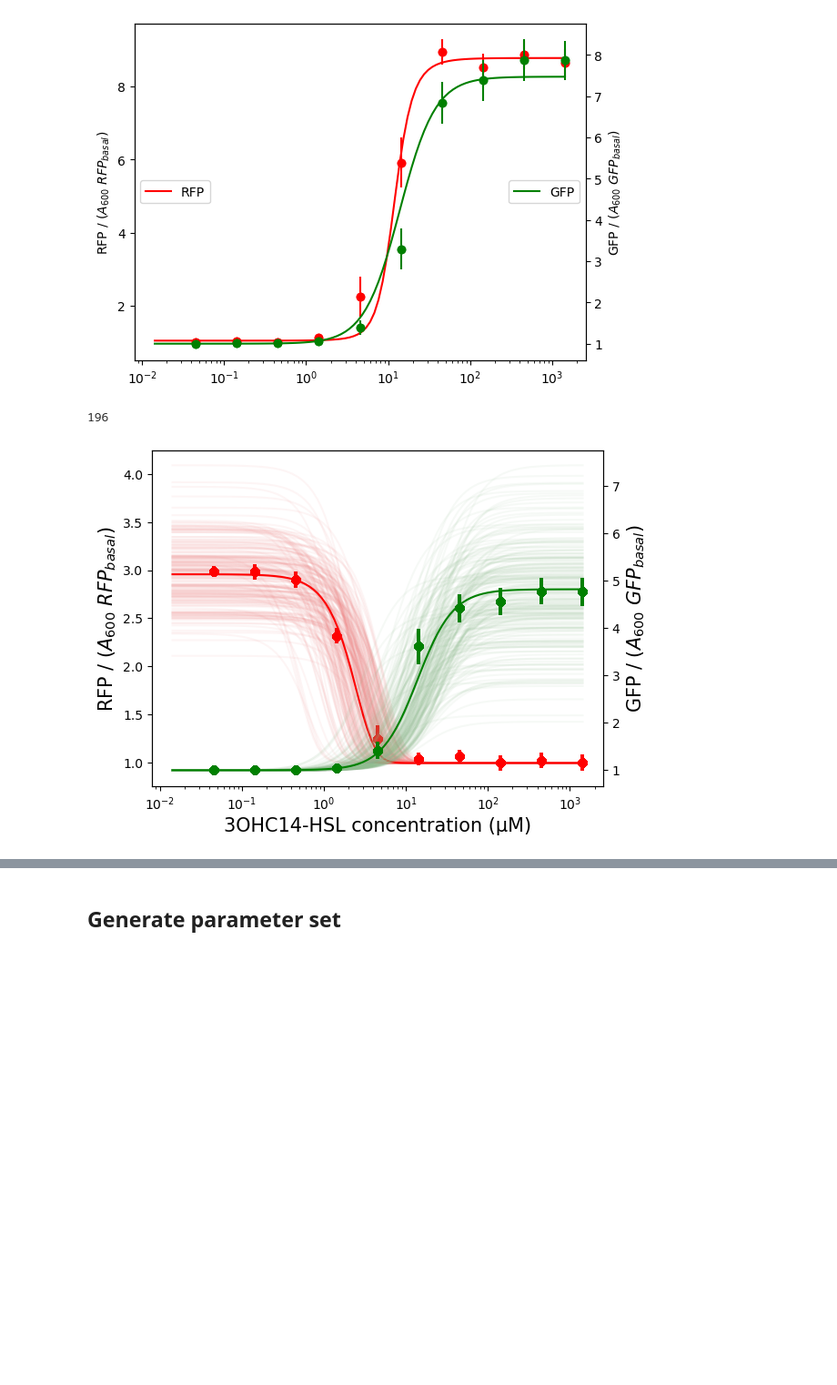
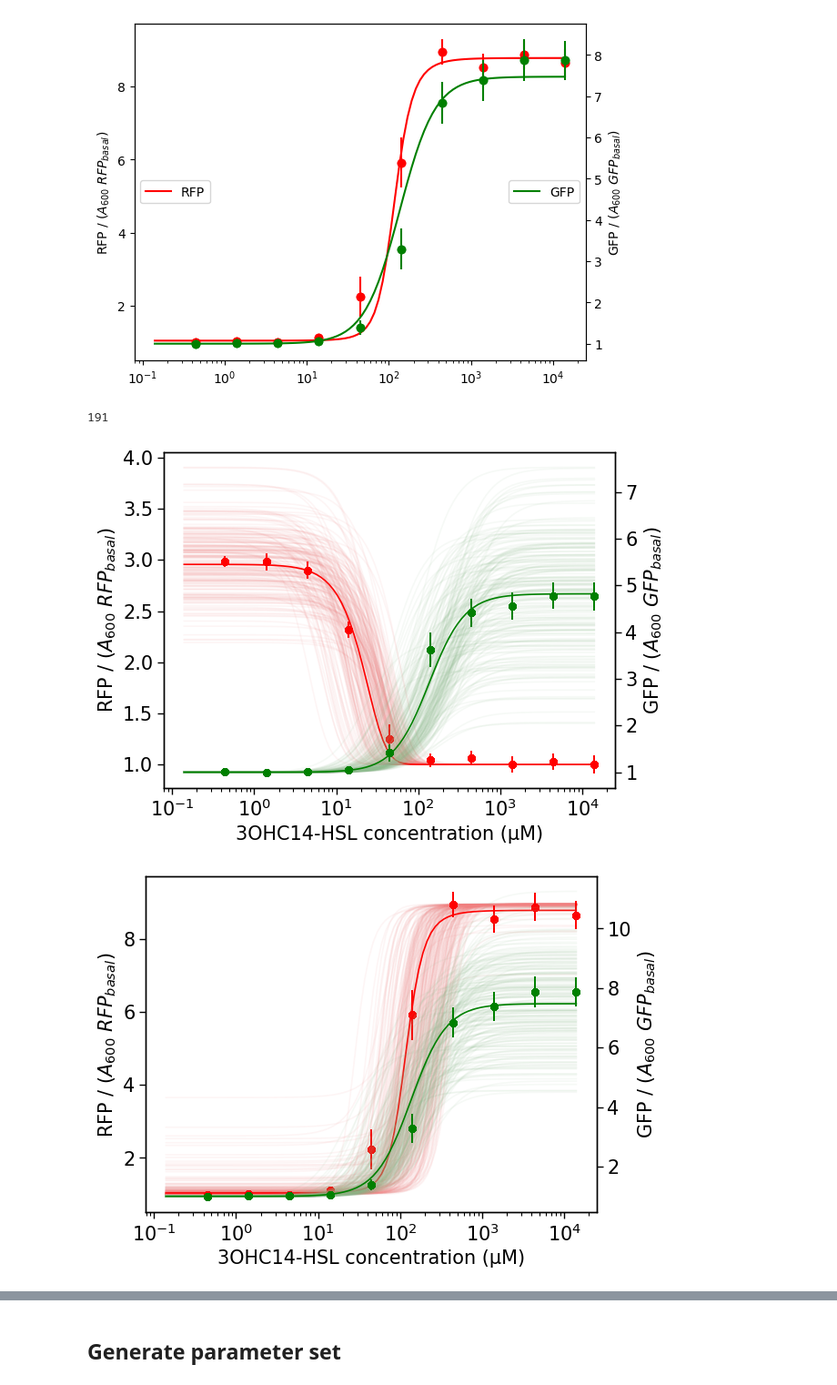
Before and after one commit to martinaoliver/modelling, a Jupyter notebook: 3954/paper/src/dose_response/fitToDf2_dimensionlessHSL.ipynb, the cells around one changed output, grey strips where cells are left out. Shown at 91% size. Drawn from its saved outputs; the diff is of its cells as text; code cells hidden in the pictures; blank space fills up the shorter version.

```diff
--- a/3954/paper/src/dose_response/fitToDf2_dimensionlessHSL.ipynb
+++ b/3954/paper/src/dose_response/fitToDf2_dimensionlessHSL.ipynb
@@ -64,17 +64,18 @@ def plotFitvsData(inducer,inducer_continuous, gfpExp_list, rfpExp_list, semGreen
 # %% [markdown]
 ## Combined subcircuits
 # %%
-HSLdiv = 0.07
+# HSLtransform = 1.4*10**3
+HSLtransform = 0.14*10**3
 # HSLdiv = 1
 doseResponseExp1 = pkl.load(open('input/liquid_culture/curatedData/Jure_subcircuit1_circuit14_doseResponseOC14_0.5ATC.pkl','rb'))
-OC14_list1= np.array(doseResponseExp1['OC14'])/HSLdiv; gfpExp_list1 = list(doseResponseExp1['mean_gfp']); rfpExp_list1 = list(doseResponseExp1['mean_rfp'])
+OC14_list1= np.array(doseResponseExp1['OC14'])*HSLtransform; gfpExp_list1 = list(doseResponseExp1['mean_gfp']); rfpExp_list1 = list(doseResponseExp1['mean_rfp'])
 semGreen1 = doseResponseExp1['std_gfp']; semRed1 = doseResponseExp1['std_rfp']
 plotData(OC14_list1, rfpExp_list1, gfpExp_list1, semRed1, semGreen1)
 
 
 
 doseResponseExp3 = pkl.load(open('input/liquid_culture/curatedData/Jure_subcircuit3_circuit14_doseResponseOC14_0.5ATC.pkl','rb'))
-OC14_list3= np.array(doseResponseExp3['OC14'])/HSLdiv; gfpExp_list3 = list(doseResponseExp3['mean_gfp']); rfpExp_list3 = list(doseResponseExp3['mean_rfp'])
+OC14_list3= np.array(doseResponseExp3['OC14'])*HSLtransform; gfpExp_list3 = list(doseResponseExp3['mean_gfp']); rfpExp_list3 = list(doseResponseExp3['mean_rfp'])
 semGreen3 = doseResponseExp3['std_gfp']; semRed3 = doseResponseExp3['std_rfp']
 plotData(OC14_list3, rfpExp_list3, gfpExp_list3, semRed3, semGreen3)
 print(np.amax([rfpExp_list3, rfpExp_list1]))
@@ -130,7 +131,7 @@ def rfp3_steadystate(D,Vc, Kda,Kce):
     E3 = 1 + Ve*(1/(1+((bfp3_steadystate(D, Vc, Kda)/(Kce+1e-8))**nce)))
     return E3
 
-OC14_continuous = np.logspace(-3,2, 100)/HSLdiv
+OC14_continuous = np.logspace(-3,2, 100)*HSLtransform
 
 
 # def steadystate(OC14,Vc,Vd,Ve,Vf, Kvd,Kda, Kfe, Kce):
@@ -269,12 +270,12 @@ print(len(parameters_list))
 
 # parameters_list = lossFilteredParams
 # %% [output]
-196
+191
 # %%
 
 fig,ax = plt.subplots()
 ax2=ax.twinx()
-OC14_continuous = np.logspace(-3,2,100)/HSLdiv
+OC14_continuous = np.logspace(-3,2,100)*HSLtransform
 
 for p in parameters_list:
     fluorescenceFit = steadystate(OC14data_new, *p)
@@ -306,34 +307,35 @@ plt.show()
 gfpFit1_continuous_copy
 fig,ax = plt.subplots()
 ax2=ax.twinx()
 for p in parameters_list:
     fluorescenceFit = steadystate(OC14data_new, *p)
     fluorescenceFit_continuous = steadystate(OC14data_continuous, *p)
     gfpFit1 = fluorescenceFit[:5]; rfpFit1 = fluorescenceFit[5:10]; gfpFit3 = fluorescenceFit[10:16]; rfpFit3 = fluorescenceFit[16:22]
     gfpFit1_continuous = fluorescenceFit_continuous[:100]; rfpFit1_continuous = fluorescenceFit_continuous[100:200]; gfpFit3_continuous = fluorescenceFit_continuous[200:300]; rfpFit3_continuous = fluorescenceFit_continuous[300:400]
 
     ax2.plot(OC14_continuous, gfpFit3_continuous, c='darkseagreen', alpha=0.08)
     ax.plot(OC14_continuous, rfpFit3_continuous, c='lightcoral', alpha=0.08)
     ax2.scatter(OC14_list3,gfpExp_list3 , label='data', c='green')
     ax2.errorbar(OC14_list3,gfpExp_list3,yerr=semGreen3,c='green',fmt='o')
     ax.scatter(OC14_list3,rfpExp_list3 , label='data', c='red')
     ax.errorbar(OC14_list3,rfpExp_list3,yerr=semRed3,c='red',fmt='o')
     plt.xscale('log')
 
 
 # ax.legend(loc='center left') #upper right
 ax.set_ylabel('RFP / ($A_{600}$ $RFP_{basal})$', fontsize=15)
 ax.set_xscale('log')
 # ax2.legend(loc='center right') #upper left
 ax2.set_ylabel('GFP / ($A_{600}$ $GFP_{basal})$', fontsize=15)
 ax.set_xscale('log')
 ax.set_xlabel(f'3OHC14-HSL concentration (µM)', fontsize=15)
 
 ax.plot(OC14_continuous, rfpFit3_continuous_copy, c='red', alpha=1)
 ax2.plot(OC14_continuous, gfpFit3_continuous_copy, c='green', alpha=1)
 plt.show()
 # %% [output]
-[figure, old version]
+[figure, new version]
+[figure, added]
 # %%
 import pandas as pd
 import seaborn as sns
```
Also changed, not shown: parts of 4 cells of this notebook, 5 other files.
